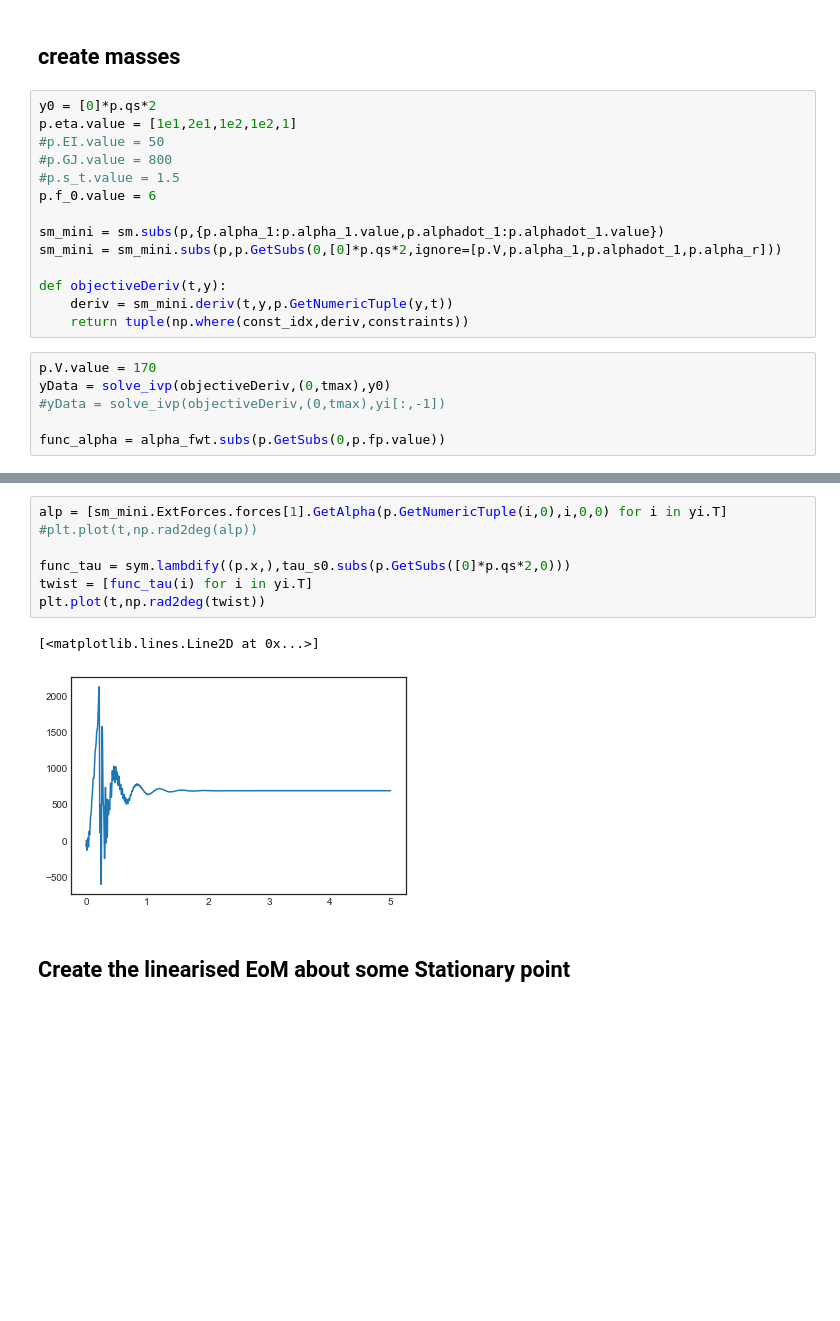
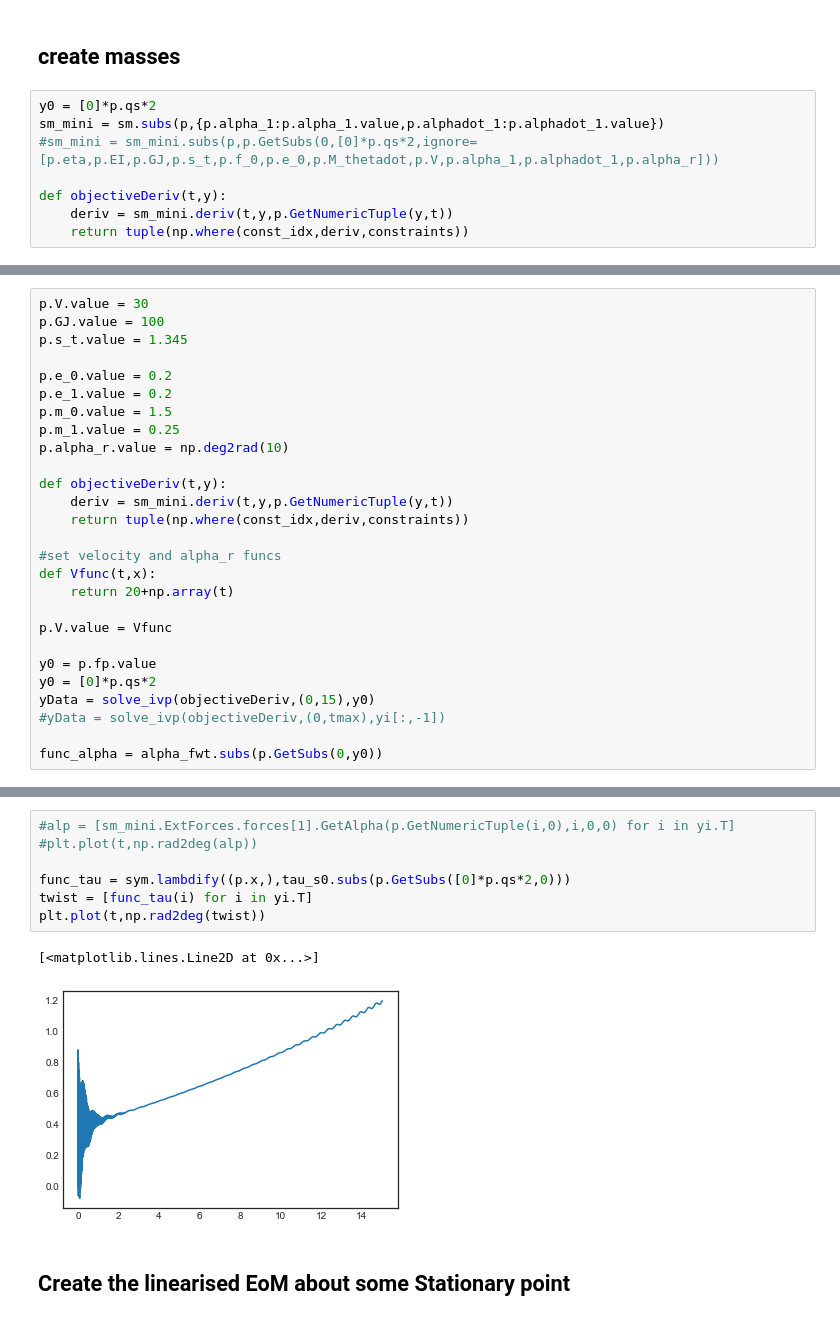
Before and after one commit to fh9g12/FwtModels, a Jupyter notebook: Workbooks/5_Non-linear FWTD Assumed Shapes/4_AssumedShapesV2-Flutter Plots.ipynb, the cells around one changed output, grey strips where cells are left out. Drawn from its saved outputs; the diff is of its cells as text; blank space fills up the shorter version.

```diff
--- a/Workbooks/5_Non-linear FWTD Assumed Shapes/4_AssumedShapesV2-Flutter Plots.ipynb
+++ b/Workbooks/5_Non-linear FWTD Assumed Shapes/4_AssumedShapesV2-Flutter Plots.ipynb
@@ -235,21 +206,9 @@ print(y0)
 ## create masses
 # %%
 y0 = [0]*p.qs*2
-p.eta.value = [1e1,2e1,1e2,1e2,1]
-#p.EI.value = 50
-#p.GJ.value = 800
-#p.s_t.value = 1.5
-p.f_0.value = 6
-
 sm_mini = sm.subs(p,{p.alpha_1:p.alpha_1.value,p.alphadot_1:p.alphadot_1.value})
-sm_mini = sm_mini.subs(p,p.GetSubs(0,[0]*p.qs*2,ignore=[p.V,p.alpha_1,p.alphadot_1,p.alpha_r]))
+#sm_mini = sm_mini.subs(p,p.GetSubs(0,[0]*p.qs*2,ignore=[p.eta,p.EI,p.GJ,p.s_t,p.f_0,p.e_0,p.M_thetadot,p.V,p.alpha_1,p.alphadot_1,p.alpha_r]))
 
 def objectiveDeriv(t,y):
     deriv = sm_mini.deriv(t,y,p.GetNumericTuple(y,t))
     return tuple(np.where(const_idx,deriv,constraints))
-# %%
-p.V.value = 170
-yData = solve_ivp(objectiveDeriv,(0,tmax),y0)
-#yData = solve_ivp(objectiveDeriv,(0,tmax),yi[:,-1])
-
-func_alpha = alpha_fwt.subs(p.GetSubs(0,p.fp.value))
@@ -256,3 +235,30 @@ func_alpha = alpha_fwt.subs(p.GetSubs(0,p.fp.value))
+# %%
+p.V.value = 30
+p.GJ.value = 100
+p.s_t.value = 1.345
+
+p.e_0.value = 0.2
+p.e_1.value = 0.2
+p.m_0.value = 1.5
+p.m_1.value = 0.25
+p.alpha_r.value = np.deg2rad(10)
+
+def objectiveDeriv(t,y):
+    deriv = sm_mini.deriv(t,y,p.GetNumericTuple(y,t))
+    return tuple(np.where(const_idx,deriv,constraints))
+
+#set velocity and alpha_r funcs
+def Vfunc(t,x):
+    return 20+np.array(t)
+
+p.V.value = Vfunc
+
+y0 = p.fp.value
+y0 = [0]*p.qs*2
+yData = solve_ivp(objectiveDeriv,(0,15),y0)
+#yData = solve_ivp(objectiveDeriv,(0,tmax),yi[:,-1])
+
+func_alpha = alpha_fwt.subs(p.GetSubs(0,y0))
 # %%
 yi = yData.y
 t = yData.t
@@ -276,12 +284,12 @@ for i in range(int(len(yi)/2)):
 # %%
-alp = [sm_mini.ExtForces.forces[1].GetAlpha(p.GetNumericTuple(i,0),i,0,0) for i in yi.T]
+#alp = [sm_mini.ExtForces.forces[1].GetAlpha(p.GetNumericTuple(i,0),i,0,0) for i in yi.T]
 #plt.plot(t,np.rad2deg(alp))
 
 func_tau = sym.lambdify((p.x,),tau_s0.subs(p.GetSubs([0]*p.qs*2,0)))
 twist = [func_tau(i) for i in yi.T]
 plt.plot(t,np.rad2deg(twist))
 # %% [output]
 [<matplotlib.lines.Line2D at 0x...>]
-[figure, old version]
+[figure, new version]
 # %% [markdown]
 ## Create the linearised EoM about some Stationary point
```
Also changed, not shown: parts of 24 cells of this notebook, 1 other file.
